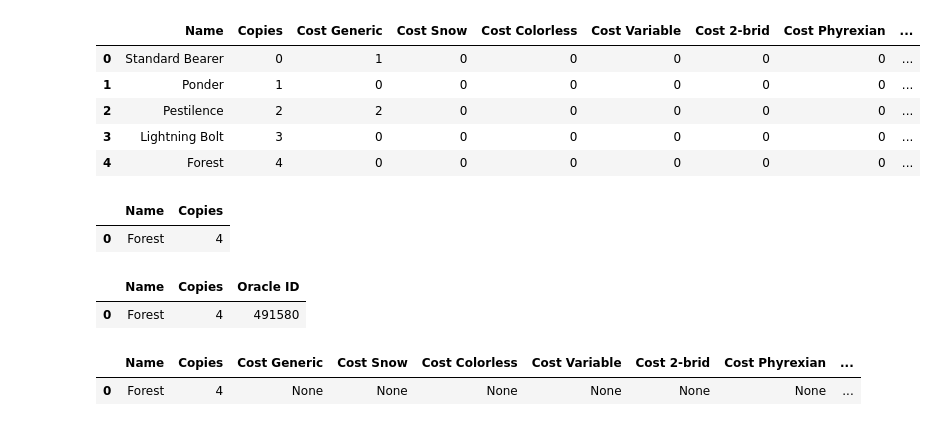
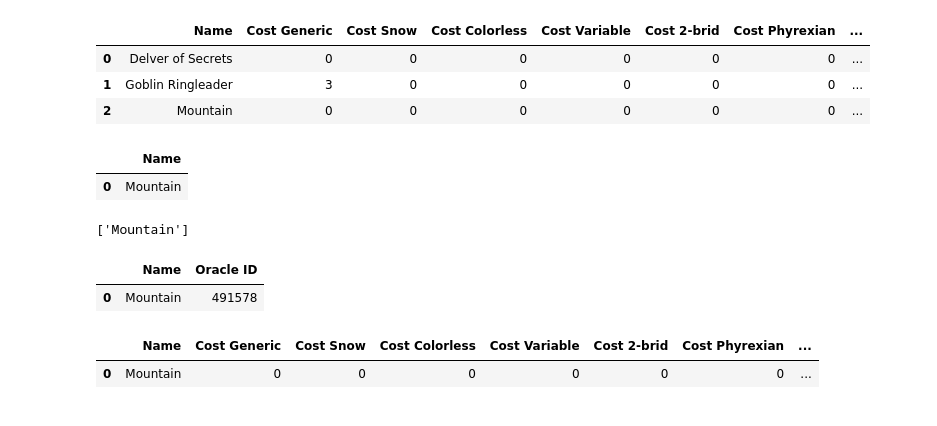
Before and after one commit to nhingtge/ETL-Project, a Jupyter notebook: oracle_scraping.ipynb, the cells around one changed output. Drawn from its saved outputs; the diff is of its cells as text; code cells hidden in the pictures.

Commit message:
code now accepts double-faced cards

```diff
--- a/oracle_scraping.ipynb
+++ b/oracle_scraping.ipynb
@@ -206,64 +241,64 @@ for row in cards_df.iterrows():
     browser.back()
 # %%
 card_df= pd.DataFrame({"Name": card_list,
-                       "Copies": copies_list,
                        "Cost Generic": gen_list,
                        "Cost Snow": snow_list,
                        "Cost Colorless": c_list,
                        "Cost Variable": v_list,
                        "Cost 2-brid": two_b_list,
                        "Cost Phyrexian": phy_list,
                        "Cost White": w_list,
                        "Cost Blue": u_list,
                        "Cost Black": b_list,
                        "Cost Red": r_list,
                        "Cost Green": g_list,
                        "Converted Mana Cost": cmc_list,
                        "Type Line": type_line_list,
                        "Text Box": text_list,
                        "Power": power_list,
                        "Toughness": toughness_list,
                        "Loyalty": loyalty_list
                       })
 card_df
 # %% [output]
-|  | Name | Copies | Cost Generic | Cost Snow | Cost Colorless | Cost Variable | Cost 2-brid | Cost Phyrexian | ... |
-| 0 | Standard Bearer | 0 | 1 | 0 | 0 | 0 | 0 | 0 | ... |
-| 1 | Ponder | 1 | 0 | 0 | 0 | 0 | 0 | 0 | ... |
-| 2 | Pestilence | 2 | 2 | 0 | 0 | 0 | 0 | 0 | ... |
-| 3 | Lightning Bolt | 3 | 0 | 0 | 0 | 0 | 0 | 0 | ... |
-| 4 | Forest | 4 | 0 | 0 | 0 | 0 | 0 | 0 | ... |
+|  | Name | Cost Generic | Cost Snow | Cost Colorless | Cost Variable | Cost 2-brid | Cost Phyrexian | ... |
+| 0 | Delver of Secrets | 0 | 0 | 0 | 0 | 0 | 0 | ... |
+| 1 | Goblin Ringleader | 3 | 0 | 0 | 0 | 0 | 0 | ... |
+| 2 | Mountain | 0 | 0 | 0 | 0 | 0 | 0 | ... |
 # %%
-# Generate a list of card names with bad links, and a list of copies of cards with bad links
+# Generate a list of card names with bad links
 
 # Empty lists initialized
 bad_names = []
-bad_copies = []
 
 # For loop floops through the links appending relevant entries to relevant list
 for link in bad_link:
-    bad_names.append(link[0])
-    bad_copies.append(link[1])
+    bad_names.append(link)
 
 # Turns lists into a dataframe for later merging
 bad_df = pd.DataFrame({"Name": bad_names,
-                       "Copies": bad_copies})
+                       })
 bad_df
 # %% [output]
-|  | Name | Copies |
-| 0 | Forest | 4 |
+|  | Name |
+| 0 | Mountain |
 # %%
 # Drop all cards whose link did not go to the correct card
 card_df.drop(card_df.loc[card_df["Name"].isin(bad_names)].index, inplace=True)
+# %%
+# Generate list of failed links to ensure each is contained in below bad_ids dataframe
+bad_link
+# %% [output]
+['Mountain']
 # %%
 # A dataframe of cards known to cause issues when the above process is run is manually entered then merged with the bad_df.
-bad_ids = pd.DataFrame({"Name": ["Island", "Swamp", "Mountain", "Forest", "Ponder"],
-                       "Oracle ID": [491574, 491576, 491578, 491580, 451051]})
+bad_ids = pd.DataFrame({"Name": ["Island", "Swamp", "Mountain", "Forest", "Ponder", "Snap"],
+                       "Oracle ID": [491574, 491576, 491578, 491580, 451051, 426582]})
 card_id_df = bad_df.merge(bad_ids, how="inner", on="Name")
 card_id_df
 # %% [output]
-|  | Name | Copies | Oracle ID |
-| 0 | Forest | 4 | 491580 |
+|  | Name | Oracle ID |
+| 0 | Mountain | 491578 |
 # %%
 # Dataframe of cards with bad links has data scraped using card url's
 
@@ -437,7 +508,6 @@ for row in card_id_df.iterrows():
 # %%
 # The dataframe containing all cards whose links did not properly navigate is generated
 card_manual_df= pd.DataFrame({"Name": card_list,
-                              "Copies": copies_list,
                               "Cost Generic": gen_list,
                               "Cost Snow": snow_list,
                               "Cost Colorless": c_list,
@@ -458,8 +528,8 @@ card_manual_df= pd.DataFrame({"Name": card_list,
                       })
 card_manual_df
 # %% [output]
-|  | Name | Copies | Cost Generic | Cost Snow | Cost Colorless | Cost Variable | Cost 2-brid | Cost Phyrexian | ... |
-| 0 | Forest | 4 | None | None | None | None | None | None | ... |
+|  | Name | Cost Generic | Cost Snow | Cost Colorless | Cost Variable | Cost 2-brid | Cost Phyrexian | ... |
+| 0 | Mountain | 0 | 0 | 0 | 0 | 0 | 0 | ... |
 # %%
 # Dataframes of cards which did and did not navigate are appended to form one another to generate a complete dataframe
 card_final_df = card_df.append(card_manual_df).reset_index(drop=True)
```
Also changed, not shown: parts of 4 cells of this notebook.
